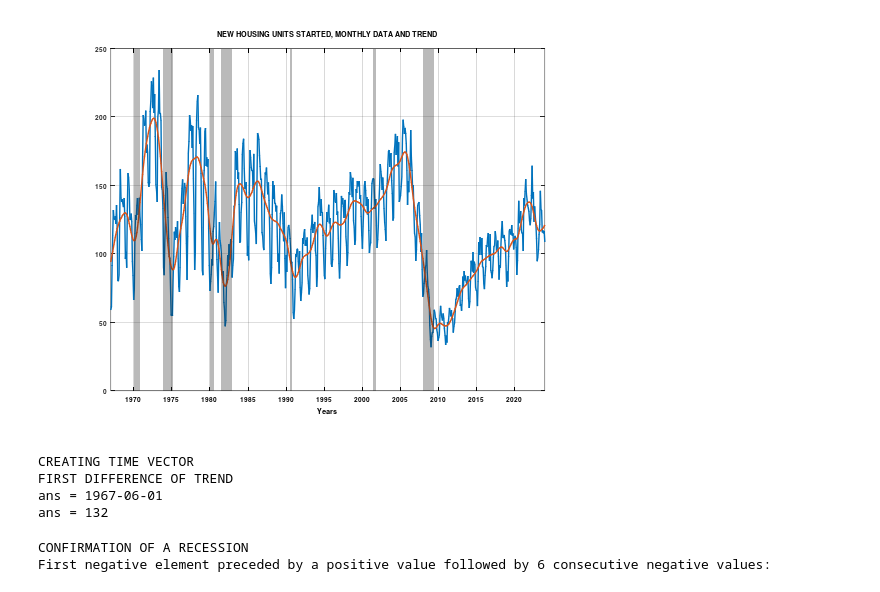
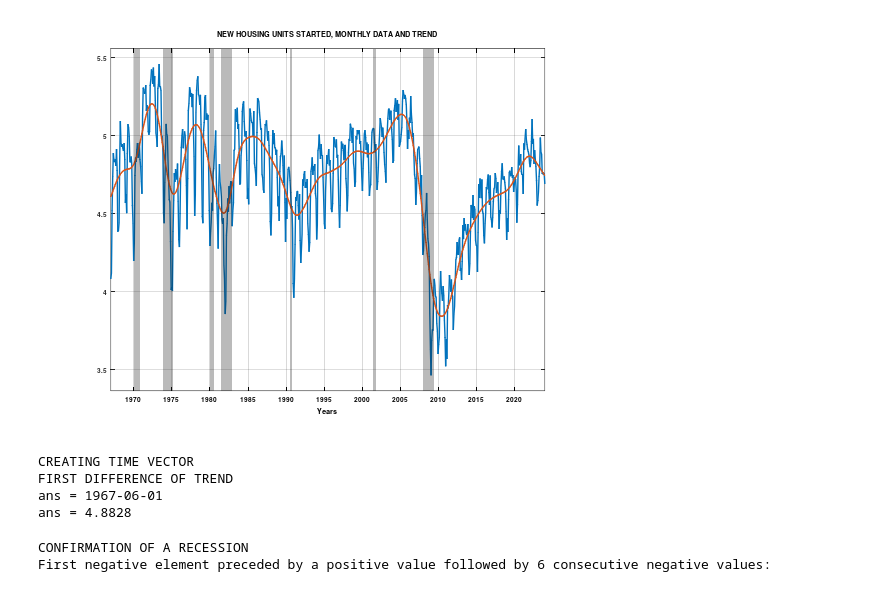
Before and after one commit to Diana-ash/Indicador-Adelantado-LDHR, a Jupyter notebook: CLI.ipynb, the cells around one changed output. Drawn from its saved outputs; the diff is of its cells as text; code cells hidden in the pictures.

```diff
--- a/CLI.ipynb
+++ b/CLI.ipynb
@@ -9,6 +9,7 @@ house=csvread(
 "./MY_DATA/house.csv");
 house=house(98:781,2);
 size(house)
+house=log(house);
 # %% [output]
                       EEEEEEEEE   444  444
                      EEEEEEEEEEE  444  444
@@ -75,35 +106,35 @@ set(gca, 'XTick', xTicks);
 xLabels = arrayfun(@num2str, years, 'UniformOutput', false);
 set(gca, 'XTickLabel', xLabels);
 xlabel('Years');
 
 % Increase visibility of x-ticks
 set(gca, 'XTickLabelRotation', 45, 'FontWeight', 'bold', 'FontSize', 10, 'XColor', 'k');
 
 % SHADING OF NBER RECESSIONS
 
 % Recession periods
 recession_periods = [
     datenum(1970, 1, 1), datenum(1970, 11, 1);   % January 1970 to November 1970
     datenum(1973, 11, 1), datenum(1975, 3, 1);   % November 1973 to March 1975
     datenum(1980, 1, 1), datenum(1980, 7, 1);    % January 1980 to July 1980
     datenum(1981, 7, 1), datenum(1982, 11, 1);   % July 1981 to November 1982
     datenum(1990, 7, 1), datenum(1990, 10, 1);   % July 1990 to October 1990
     datenum(2001, 5, 1), datenum(2001, 11, 1);   % May 2001 to November 2001
     datenum(2008, 1, 1), datenum(2009, 6, 1);    % January 2008 to June 2009
     datenum(2020, 2, 1), datenum(2020, 3, 1)     % February 2020 to March 2020
 ];
-
+ylim([min(house) - 0.1, max(house) + 0.1]);  % Adjust as needed
 y_lim = ylim;
 
 hold on;  % Hold the current plot
 for i = 1:size(recession_periods, 1)
     x_vals = [recession_periods(i, 1), recession_periods(i, 2), recession_periods(i, 2), recession_periods(i, 1)];
     y_vals = [y_lim(1), y_lim(1), y_lim(2), y_lim(2)];
     area(x_vals, y_vals, 'FaceColor', [0.1 0.1 0.1], 'EdgeColor', 'none', 'FaceAlpha', 0.3);
 end
 hold off;
 # %% [output]
-[figure, old version]
+[figure, new version]
 # %%
 disp('CREATING TIME VECTOR')
 time=timefmt4(12,1967,1,684); % last input = number of rows of dataset
@@ -116,7 +147,7 @@ house(5)
 CREATING TIME VECTOR
 FIRST DIFFERENCE OF TREND
 ans = 1967-06-01
-ans = 132
+ans = 4.8828
 # %%
 disp('CONFIRMATION OF A RECESSION')
 window = 6; % window size for consecutive negative values
```
Also changed, not shown: parts of 37 cells of this notebook, 4 other files.
